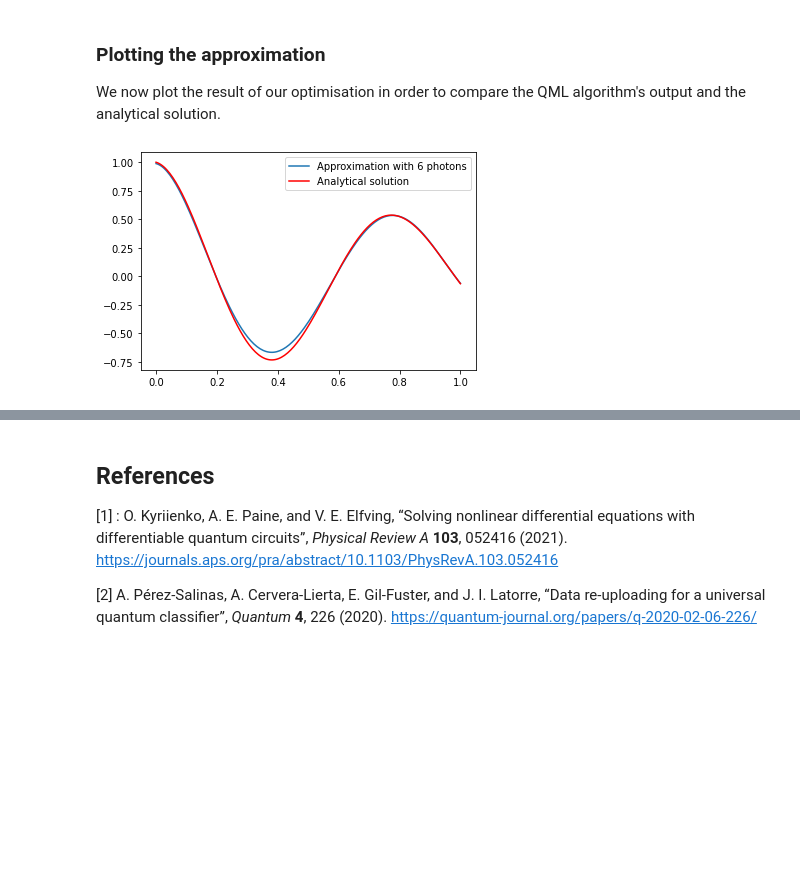
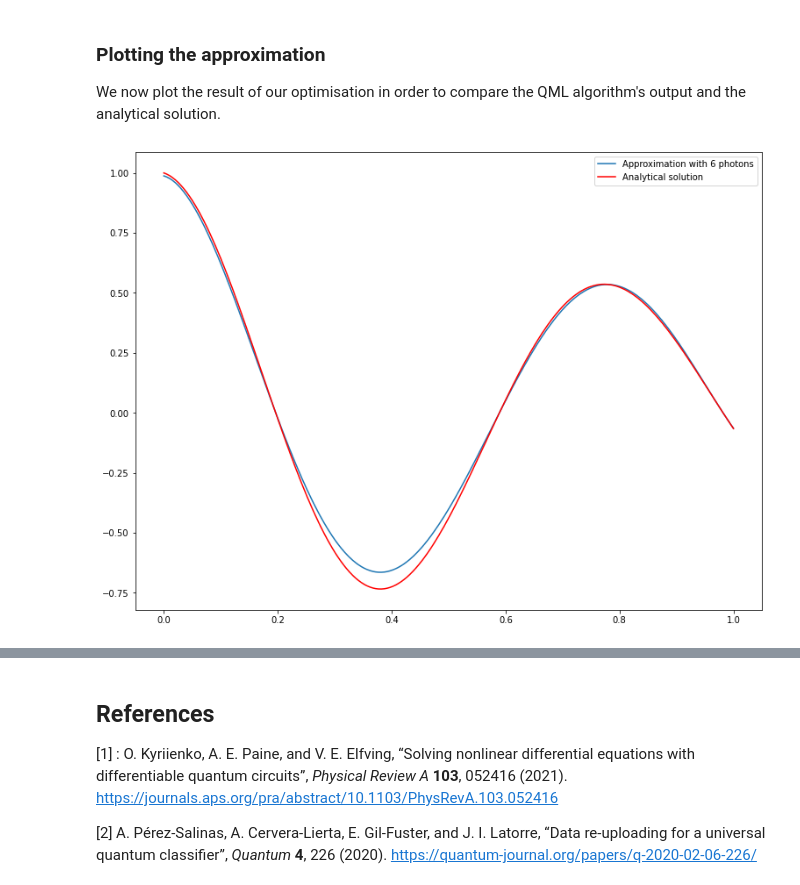
Before and after one commit to Quandela/Perceval, a Jupyter notebook: docs/source/notebooks/Differential equation solving.ipynb, the cells around one changed output, grey strips where cells are left out. Saved outputs shown, nothing was run; the diff lists cells and outputs as text; code cells hidden in the pictures; blank space fills up the shorter version.

```diff
--- a/docs/source/notebooks/Differential equation solving.ipynb
+++ b/docs/source/notebooks/Differential equation solving.ipynb
@@ -113,7 +113,7 @@ fock_dim = comb(N + m - 1, N)
 # lambda coefficients for all the possible outputs
 lambda_random = 2 * a * np.random.rand(fock_dim) - a
 # dx serves for the numerical differentiation of f
-dx = (range_max-range_min) / 1000
+dx = (range_max-range_min) / n_grid
 # %%
 # Input state with N photons and m modes
 input_state = pcvl.BasicState([1]*N+[0]*(m-N))
@@ -160,7 +160,7 @@ def computation(params):
     U_2 = pcvl.Matrix.random_unitary(m, params[2 * m ** 2:])
 
     px = pcvl.P("x")
-    c = pcvl.Circuit(m, U_2) // (0, phys.PS(px)) // pcvl.Circuit(m, U_1)
+    c = phys.Unitary(U_2) // (0, phys.PS(px)) // phys.Unitary(U_1)
 
     px.set_value(x_0)
     U = c.compute_unitary(use_symbolic=False)
@@ -170,19 +170,31 @@ def computation(params):
     # boundary condition given a weight eta
     loss = eta * (f_theta_0 - f_0) ** 2 * len(X)
 
-    def ldiff(x):
-        i, j = 0, 0
+    # Y[0] is before the domain we are interested in (used for differentiation), x_0 is at Y[1]
+    Y = np.zeros(n_grid + 2)
+
+    # x_0 is at the beginning of the domain, already calculated
+    Y[1] = f_theta_0
+
+    px.set_value(range_min - dx)
+    s1.U = c.compute_unitary(use_symbolic=False)
+    Y[0] = np.sum(np.multiply(s1.all_prob(input_state), coefs))
+
+
+    for i in range(1, n_grid):
+        x = X[i]
         px.set_value(x)
-        s1.U = c.compute_unitary()
-        f_theta = np.sum(np.multiply(s1.all_prob(input_state), coefs))
-        px.set_value(x+dx)
-        s1.U = c.compute_unitary()
-        f_theta_dx = np.sum(np.multiply(s1.all_prob(input_state), coefs))
-        diff_f_theta = (f_theta_dx - f_theta) / dx
-        return (diff_f_theta + lambd * (kappa + np.tan(lambd * x)) * f_theta) ** 2
+        s1.U = c.compute_unitary(use_symbolic=False)
+        Y[i + 1] = np.sum(np.multiply(s1.all_prob(input_state), coefs))
 
-    for x in X:
-        loss += ldiff(x)
+    px.set_value(range_max + dx)
+    s1.U = c.compute_unitary(use_symbolic=False)
+    Y[n_grid + 1] = np.sum(np.multiply(s1.all_prob(input_state), coefs))
+
+    # Differentiation
+    Y_prime = (Y[2:] - Y[:-2])/(2*dx)
+
+    loss += np.sum((F(Y_prime, Y[1:-1], X))**2)
 
     current_loss = loss / len(X)
     return current_loss
@@ -245,7 +257,7 @@ def plot_solution(m, N, X, optim_params, lambda_random):
     U_2 = pcvl.Matrix.random_unitary(m, optim_params[2 * m ** 2:])
     simulator_backend = pcvl.BackendFactory().get_backend("SLOS")
     px = pcvl.P("x")
-    c = pcvl.Circuit(m, U_2) // (0, phys.PS(px)) // pcvl.Circuit(m, U_1)
+    c = phys.Unitary(U_2) // (0, phys.PS(px)) // phys.Unitary(U_1)
 
     for x in X:
         px.set_value(x)
@@ -257,13 +269,18 @@ def plot_solution(m, N, X, optim_params, lambda_random):
     plt.plot(X, Y, label="Approximation with {} photons".format(N))
 # %%
 X = np.linspace(range_min, range_max, 200)
+
+# Change the plot size
+default_figsize = mpl.rcParamsDefault['figure.figsize']
+mpl.rcParams['figure.figsize'] = [2 * value for value in default_figsize]
+
 plot_solution(m, N, X, res.x, lambda_random)
 
 plt.plot(X, u(X), 'r', label='Analytical solution')
 plt.legend()
 plt.show()
 # %% [output]
-[figure, old version]
+[figure, new version]
 # %%
 plt.plot([v[0] for v in loss_evolution])
 plt.yscale("log")
```
Also changed, not shown: parts of 6 cells of this notebook, 38 other files.
